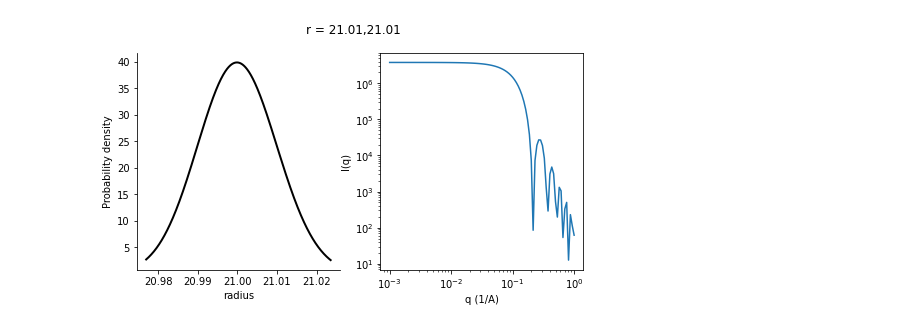
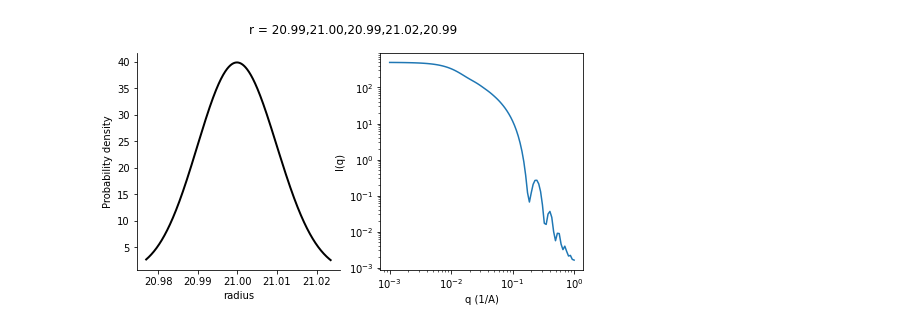
Before and after one commit to pozzo-research-group/HEAD, a Jupyter notebook: notebooks/09-BO with UCB for UVVis .ipynb, the cells around one changed output. Saved outputs shown, nothing was run; the diff lists cells and outputs as text; code cells hidden in the pictures.

Commit message:
add multi-shape emulator; fix continous variable issues; problem: domain error in sampling from log-normal needs to be fixed

```diff
--- a/notebooks/09-BO with UCB for UVVis .ipynb
+++ b/notebooks/09-BO with UCB for UVVis .ipynb
@@ -6,9 +9,6 @@ import warnings
 from botorch.exceptions import BadInitialCandidatesWarning
 import pdb
 import matplotlib.pyplot as plt
-
-warnings.filterwarnings('ignore', category=BadInitialCandidatesWarning)
-warnings.filterwarnings('ignore', category=RuntimeWarning)
 
 tkwargs = {
     "dtype": torch.double,
@@ -28,28 +28,33 @@ from matplotlib.cm import ScalarMappable
 
 N_UVVIS_SAMPLES = 10
 N_SAS_SAMPLES = 100
-NUM_GRID_PERDIM = 20
+NUM_GRID_PERDIM = 100
 BATCH_SIZE = 5
-N_ITERATIONS = 4
+N_ITERATIONS = 10
+NUM_RESTARTS = 20
+RAW_SAMPLES = 1024
+
+
 R_mu = 20
 R_sigma = 1e-2
+SHAPE_PARAM = 0.67
 
 expt = {}
 EXPT_ID = 0
 # %%
-sim = head.Emulator()
+sim = head.EmulatorMultiShape()
+sim.make_structure(r_mu=R_mu,r_sigma=R_sigma)
 
 fig, axs = plt.subplots(1,2,figsize=(4*2,4))
 
-sim.make_structure(r_mu=R_mu,r_sigma=R_sigma)
 sim.plot_radii(axs[0])
 axs[0].set_xlabel('radius')
 axs[0].set_ylabel('Probability density')
 
-q, st = sim.get_saxs(n_samples=N_SAS_SAMPLES)
+q, st = sim.get_saxs(shape_param = SHAPE_PARAM, n_samples=N_SAS_SAMPLES)
 axs[1].loglog(q, st)
 plt.setp(axs[1], xlabel='q (1/A)', ylabel='I(q)')
 fig.suptitle('r = '+','.join('%.2f'%i for i in sim.radii))
 plt.show()
 # %% [output]
-[figure, old version]
+[figure, new version]
```
Also changed, not shown: parts of 10 cells of this notebook, 3 other files.
